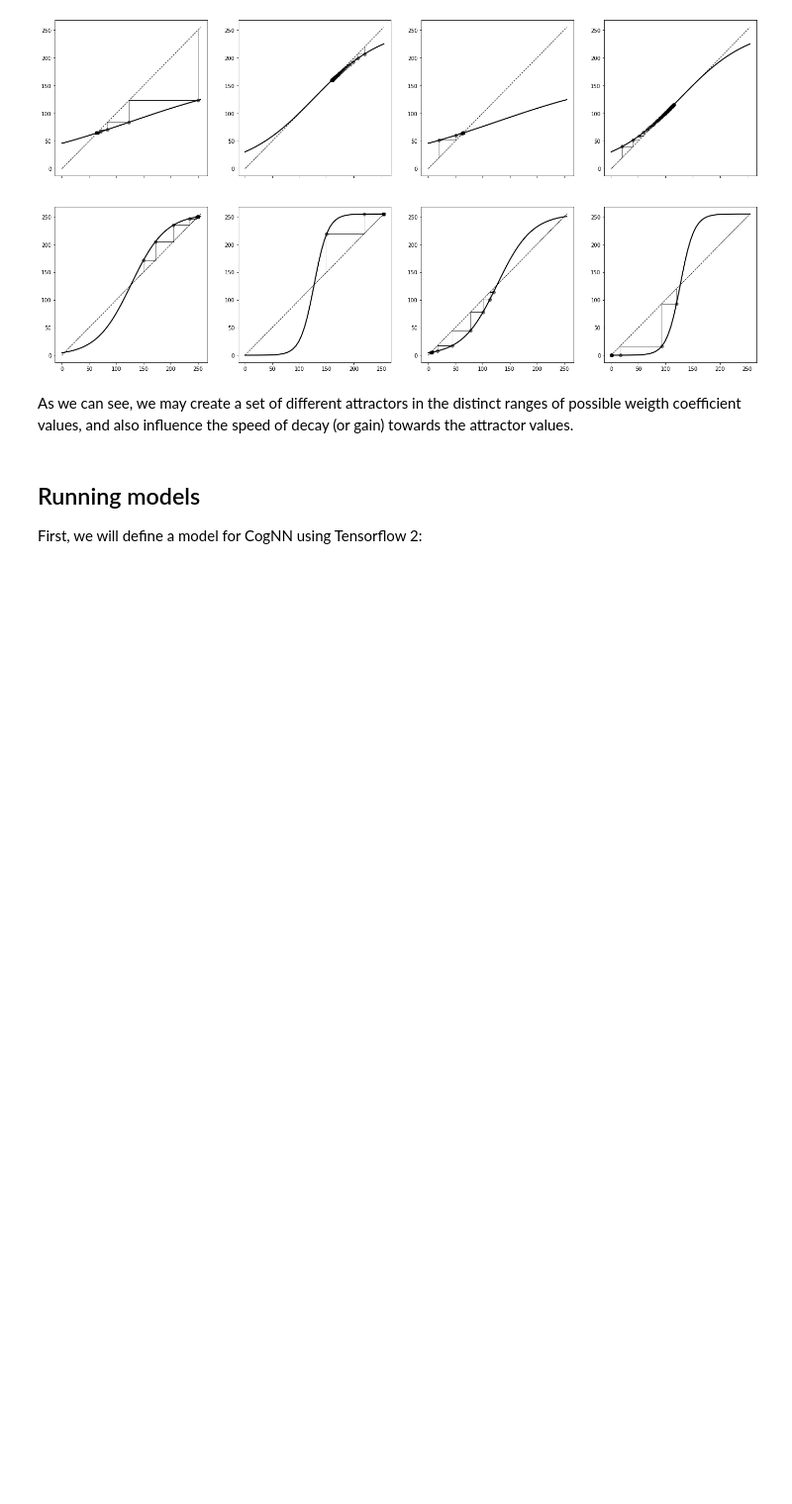
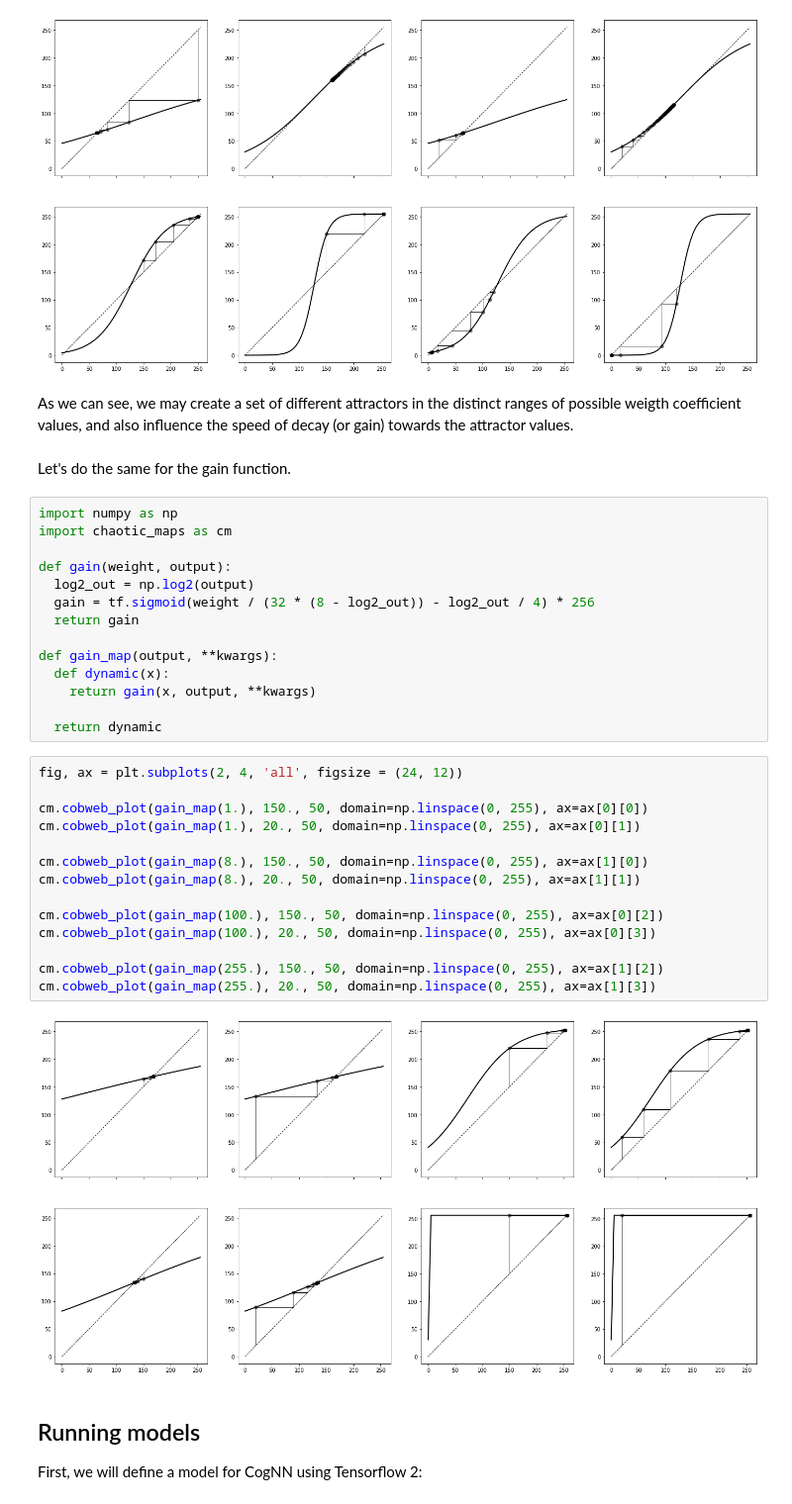
Before and after one commit to bicalabs/CogNN, a Jupyter notebook: CogNN.ipynb, the cells around one changed output. Shown at 99% size. Cells and saved outputs as stored; diff of their text form; blank space fills up the shorter version.

```diff
--- a/CogNN.ipynb
+++ b/CogNN.ipynb
@@ -140,6 +141,38 @@ cm.cobweb_plot(decay_map(skew = 10, decay_rate = 1.), 120, 50, domain=np.linspac
 [figure]
 # %% [markdown]
 As we can see, we may create a set of different attractors in the distinct ranges of possible weigth coefficient values, and also influence the speed of decay (or gain) towards the attractor values.
+# %% [markdown]
+Let's do the same for the gain function.
+# %%
+import numpy as np
+import chaotic_maps as cm
+
+def gain(weight, output):
+  log2_out = np.log2(output)
+  gain = tf.sigmoid(weight / (32 * (8 - log2_out)) - log2_out / 4) * 256
+  return gain
+
+def gain_map(output, **kwargs):
+  def dynamic(x):
+    return gain(x, output, **kwargs)
+
+  return dynamic
+# %%
+fig, ax = plt.subplots(2, 4, 'all', figsize = (24, 12))
+
+cm.cobweb_plot(gain_map(1.), 150., 50, domain=np.linspace(0, 255), ax=ax[0][0])
+cm.cobweb_plot(gain_map(1.), 20., 50, domain=np.linspace(0, 255), ax=ax[0][1])
+
+cm.cobweb_plot(gain_map(8.), 150., 50, domain=np.linspace(0, 255), ax=ax[1][0])
+cm.cobweb_plot(gain_map(8.), 20., 50, domain=np.linspace(0, 255), ax=ax[1][1])
+
+cm.cobweb_plot(gain_map(100.), 150., 50, domain=np.linspace(0, 255), ax=ax[0][2])
+cm.cobweb_plot(gain_map(100.), 20., 50, domain=np.linspace(0, 255), ax=ax[0][3])
+
+cm.cobweb_plot(gain_map(255.), 150., 50, domain=np.linspace(0, 255), ax=ax[1][2])
+cm.cobweb_plot(gain_map(255.), 20., 50, domain=np.linspace(0, 255), ax=ax[1][3])
+# %% [output]
+[figure, added]
 # %% [markdown]
 ## Running models
 
```
Also changed, not shown: parts of 5 cells of this notebook.
